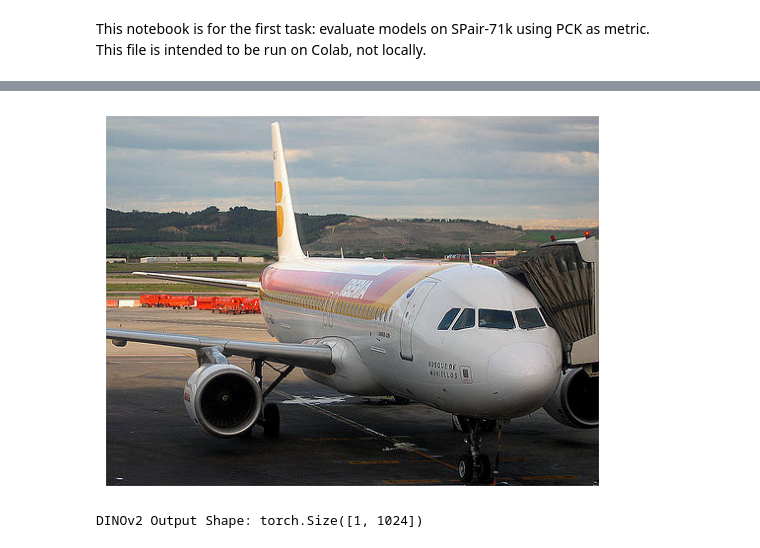
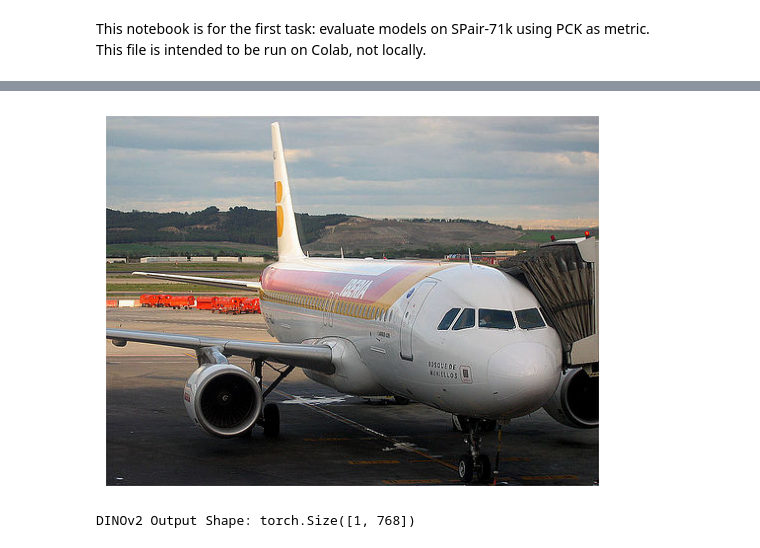
Before and after one commit to Luffy65/Semantic-Correspondence, a Jupyter notebook: eval.ipynb, the cells around one changed output, grey strips where cells are left out. Drawn from its saved outputs; the diff is of its cells as text; code cells hidden in the pictures.

```diff
--- a/eval.ipynb
+++ b/eval.ipynb
@@ -83,66 +108,35 @@ dinov3_vitb16 = torch.hub.load(DINOV3_REPO_DIR, 'dinov3_vitb16', source='local',
 # %%
 # TESTING DINOV2
 # 1. Load and Preprocess Image
 
 IMAGE_PATH = os.path.join(LOCAL_DATA_DIR, 'SPair-71k/JPEGImages/aeroplane/2008_000585.jpg')
 image = Image.open(IMAGE_PATH).convert('RGB')
 
 # Visualize the image
 plt.imshow(image)
 plt.axis('off')
 plt.show()
 
 # DINOv2 expects 224x224 (or multiples of 14) and specific normalization
 transform = transforms.Compose([
     transforms.Resize(224),
     transforms.CenterCrop(224),
     transforms.ToTensor(),
     transforms.Normalize(mean=[0.485, 0.456, 0.406], std=[0.229, 0.224, 0.225]),
 ])
 img_tensor = transform(image).unsqueeze(0).to("cuda")
 
 # Bring dinov2 to cuda
 dinov2_vitb14.to("cuda")
 
 # 2. Run Inference
-with torch.no_grad(
-    features = dinov2_vitb14(img_tensor))
+with torch.no_grad():
+    features = dinov2_vitb14(img_tensor)
 
 print(f"DINOv2 Output Shape: {features.shape}")
-# Expected: torch.Size([1, 768]) for the [CLS] token (if using dino base)
+# %% [output]
+[figure, added]
+DINOv2 Output Shape: torch.Size([1, 768])
-# %%
-# TESTING DINOV2
-# 1. Load and Preprocess Image
-
-IMAGE_PATH = os.path.join(LOCAL_DATA_DIR, 'SPair-71k/JPEGImages/aeroplane/2008_000585.jpg')
-image = Image.open(IMAGE_PATH).convert('RGB')
-
-# Visualize the image
-plt.imshow(image)
-plt.axis('off')
-plt.show()
-
-# DINOv2 expects 224x224 (or multiples of 14) and specific normalization
-transform = transforms.Compose([
-    transforms.Resize(224),
-    transforms.CenterCrop(224),
-    transforms.ToTensor(),
-    transforms.Normalize(mean=[0.485, 0.456, 0.406], std=[0.229, 0.224, 0.225]),
-])
-img_tensor = transform(image).unsqueeze(0).to("cuda")
-
-# Bring dinov2 to cuda
-dinov2_vitlb4.to("cuda")
-
-# 2. Run Inference
-with torch.no_grad():
-    features = dinov2_vitb14(img_tensor)
-
-print(f"DINOv2 Output Shape: {features.shape}")
-# Expected: torch.Size([1, 1024]) for the [CLS] token (if using dino large)
-# %% [output]
-[figure, removed]
-DINOv2 Output Shape: torch.Size([1, 1024])
 # %%
 # Test sam3
 # 1. Prepare Image (same image as above)
```
Also changed, not shown: parts of 19 cells of this notebook, 1 other file.
